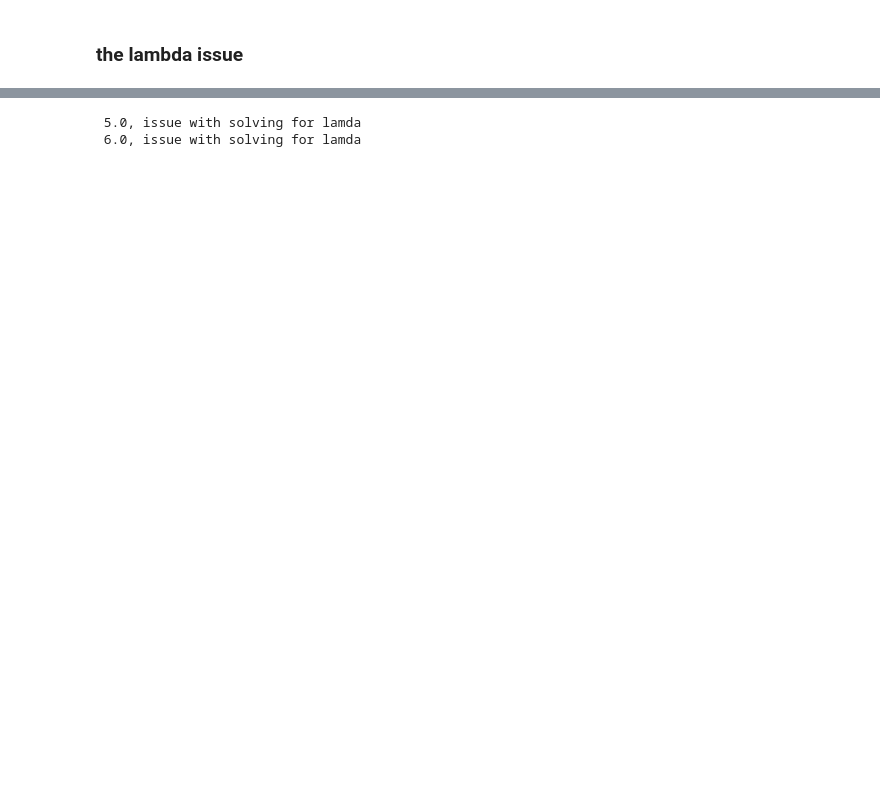
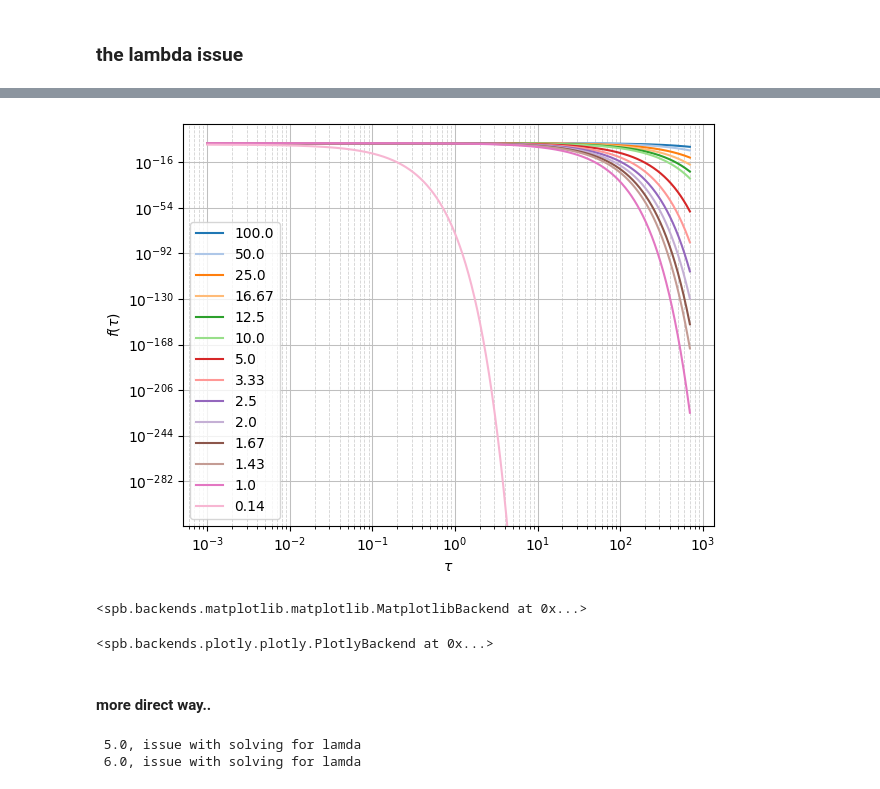
Before and after one commit to juliet29/windows, a Jupyter notebook: analysis/notebooks/230725_conduction2.ipynb, the cells around one changed output, grey strips where cells are left out. Cells and saved outputs as stored; diff of their text form; code cells hidden in the pictures; blank space fills up the shorter version.

```diff
--- a/analysis/notebooks/230725_conduction2.ipynb
+++ b/analysis/notebooks/230725_conduction2.ipynb
@@ -144,3 +151,5 @@ solve(_, Aix[m])[0].simplify()
 Eq(Aix[n], _.subs(lambda_m, lambda_n))
 # %% [output]
 [figure]
+# %%
+EQ_An = _
@@ -154,0 +214,3 @@ SOL = _
+# %%
+for k, v in bi_data.items():
+    print(v)
@@ -155,3 +235,22 @@ SOL = _
+# %%
+series = []
+for k, v in bi_data.items():
+    if v:
+        if v["lambda"] < 2:
+            series.append((v["APPROX_SOL"].subs(x,0), f"{np.round((1/k), 2)}"),  )
+# %%
+PB.colorloop = px.colors.sequential.Plasma_r
+plot(*series, (tau, 0.001, 700), yscale="log",  xscale="log" )
+# %% [output]
+[figure, added]
+<spb.backends.matplotlib.matplotlib.MatplotlibBackend at 0x...>
+# %%
+PB.colorloop = px.colors.sequential.Plasma_r
+plot(*series, (tau, 10e-30, 700), backend=PB,   )
+# %% [output]
+<spb.backends.plotly.plotly.PlotlyBackend at 0x...>
+# %% [markdown]
+#### more direct way..
 # %%
 def solve_at_Bi(Bi=2, Bi_solve=Bi_solve, lam=lam, SOL=SOL ):
     # print(Bi)
```
Also changed, not shown: parts of 12 cells of this notebook, 2 other files.
